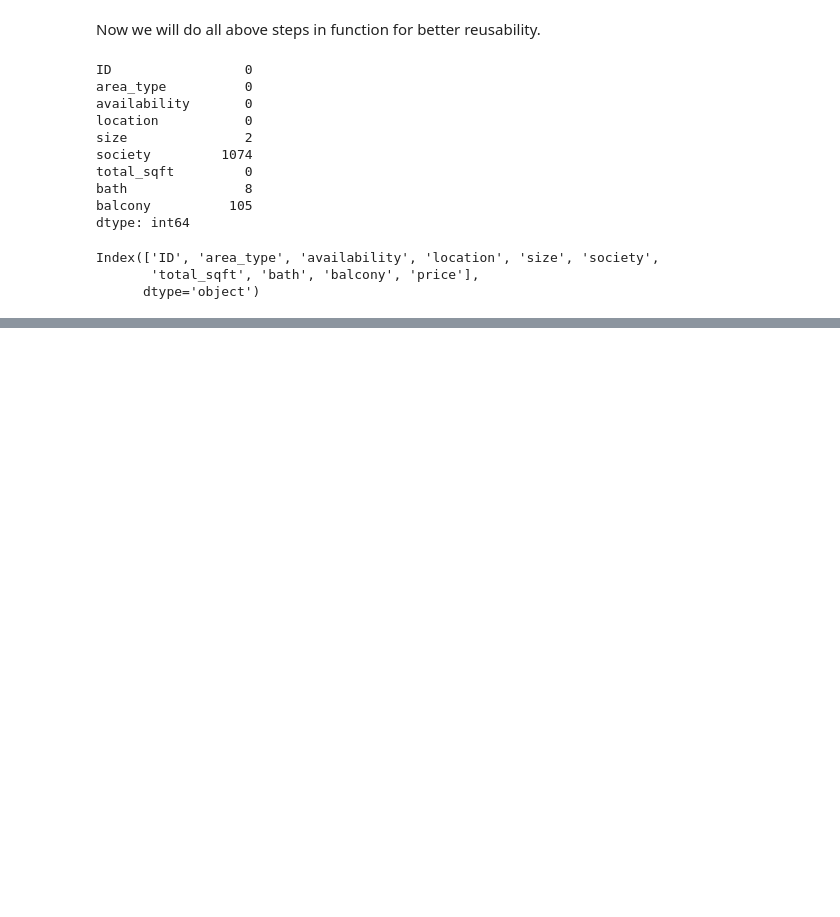
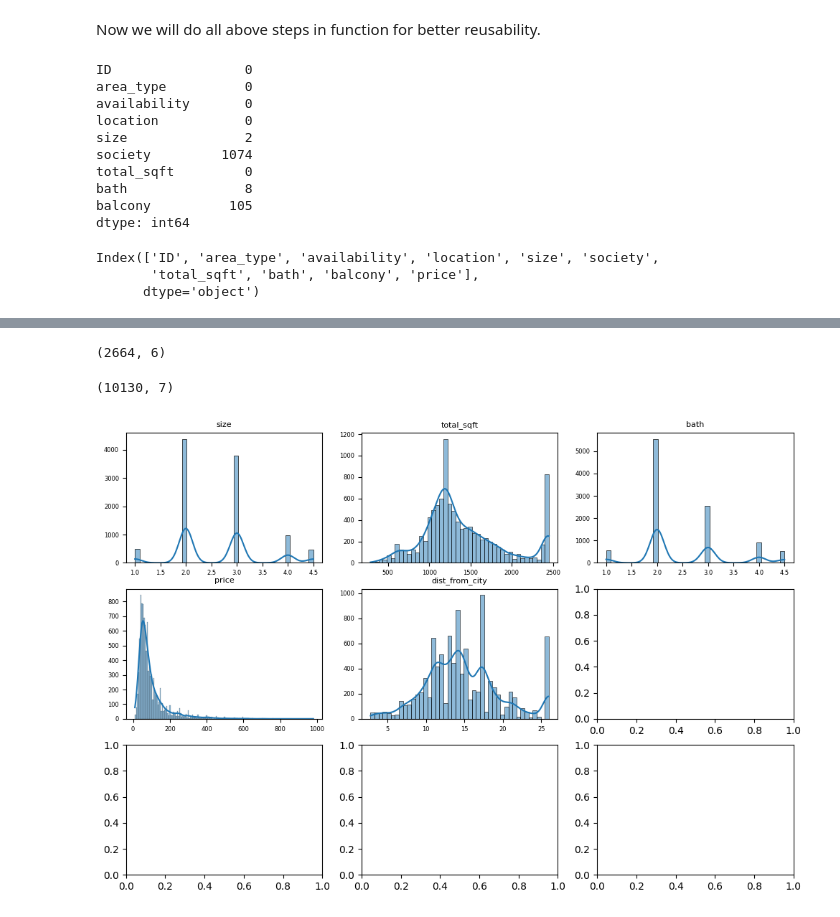
Before and after one commit to hegde-shashi/ML-Project, a Jupyter notebook: House_Price_Prediction.ipynb, the cells around one changed output, grey strips where cells are left out. Cells and saved outputs as stored; diff of their text form; code cells hidden in the pictures; blank space fills up the shorter version.

```diff
--- a/House_Price_Prediction.ipynb
+++ b/House_Price_Prediction.ipynb
@@ -574,0 +1237,3 @@ False
+# %%
+high_sqft_sz = train_df_copy['sqft_per_size'].quantile(0.995)
+train_df_copy = train_df_copy[train_df_copy['sqft_per_size'] < high_sqft_sz]
@@ -574,0 +1250,22 @@ False
+# %%
+train_df_copy.drop(columns=['price_per_sqft', 'price_per_size', 'sqft_per_size'], inplace=True)
+# %%
+# Robust outlier capping using IQR per numeric column
+# This function caps values outside [Q1 - 1.5*IQR, Q3 + 1.5*IQR] to the boundary values
+def outliers(x):
+    df = x.copy()
+    cols = df.select_dtypes(exclude='object').columns
+    for col in cols:
+        if col == 'price':
+            # keep target untouched here; handle target-specific logic elsewhere if needed
+            continue
+        Q1 = df[col].quantile(0.25)
+        Q3 = df[col].quantile(0.75)
+        IQR = Q3 - Q1
+        minimum = Q1 - IQR*1.5
+        maximum = Q3 + IQR*1.5
+        df.loc[df[col] < minimum, col] = minimum
+        df.loc[df[col] > maximum, col] = maximum
+    return df
+# %%
+train_df_copy = outliers(train_df_copy)
@@ -574,0 +1274,25 @@ False
+# %%
+test_df_copy.shape
+# %% [output]
+(2664, 6)
+# %%
+train_df_copy.shape
+# %% [output]
+(10130, 7)
+# %%
+num_df = train_df_copy.select_dtypes(exclude='object')
+
+fig, axes = plt.subplots(3, 3, figsize=(12,8))
+axes = axes.flatten()
+
+for i, val in enumerate(num_df.columns):
+    ax = axes[i]
+    sns.histplot(x=num_df[val], kde=True, ax=ax)
+    ax.tick_params(axis='x', labelsize=6)
+    ax.tick_params(axis='y', labelsize=6)
+    ax.set_title(val, fontsize=8)
+    ax.set_xlabel("")
+    ax.set_ylabel("")
+plt.show()
+# %% [output]
+[figure, added]
```
Also changed, not shown: parts of 121 cells of this notebook, 9 other files.
